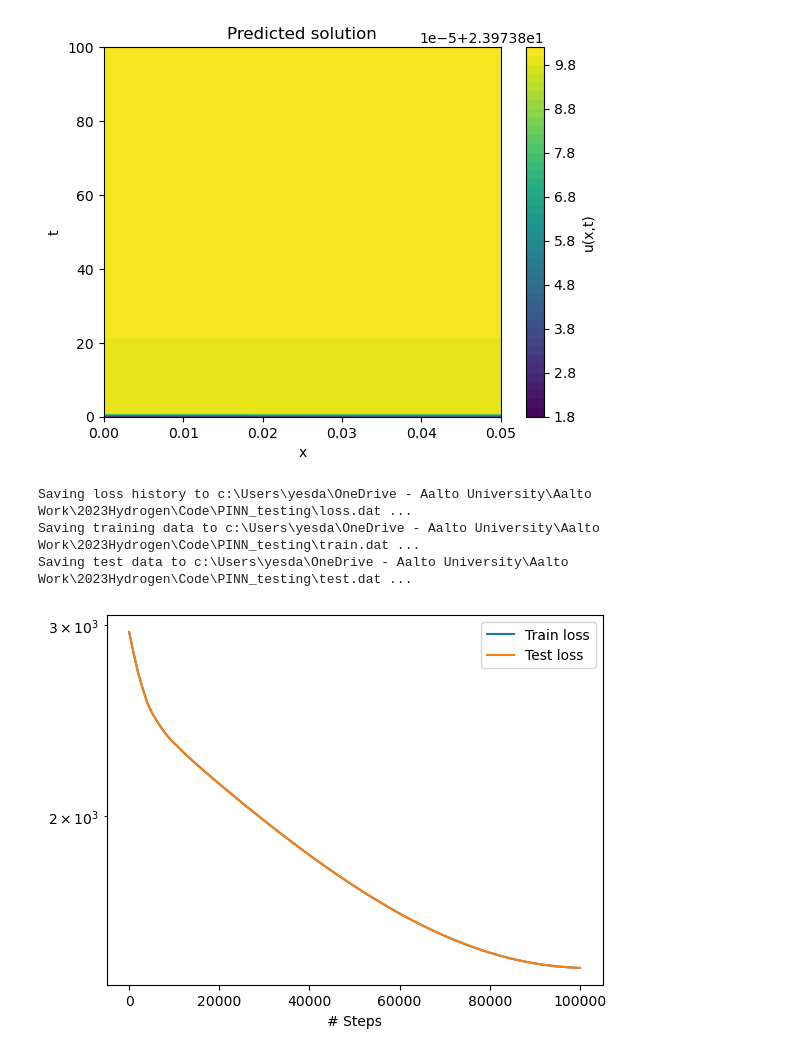
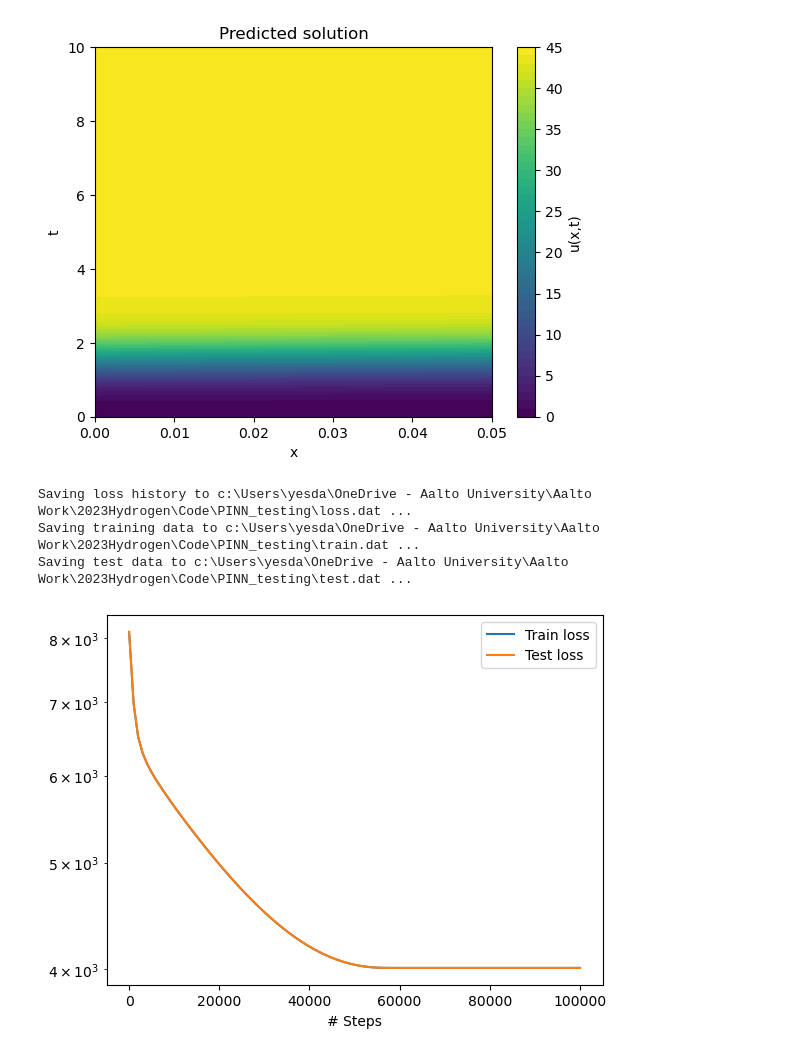
Before and after one commit to Daniel19993099/PINN_testing, a Jupyter notebook: PINN.0.1.7.ipynb, the cells around one changed output. Saved outputs shown, nothing was run; the diff lists cells and outputs as text; code cells hidden in the pictures.

```diff
--- a/PINN.0.1.7.ipynb
+++ b/PINN.0.1.7.ipynb
@@ -18,7 +18,7 @@ tf.compat.v1.keras.backend.set_session(session)
 
 D = 3.8e-11 #m^2/s
 l = 50 #mm
-t = 1e2 #s
+t = 1e8 #s
 geom = dde.geometry.Interval(0, l)
 timedomain = dde.geometry.TimeDomain(0, t)
 geomtime = dde.geometry.GeometryXTime(geom, timedomain)
@@ -29,11 +29,9 @@ def pde(x, y):
     return (dy_t- D*dy_xx)
 
 def fun_bc(x):
-
-    return 100 - 100/l*x[:,0:1]
+    return 100 - 100/l*x[:, 0:1]
 
 def fun_init(x):
-
     return 0*x[:,0:1]
 
 data_points = np.matrix([[0.05, 1e5, 9.86688614e-35],
@@ -47,32 +45,30 @@ data_points = np.matrix([[0.05, 1e5, 9.86688614e-35],
                 [43.2,1541e4, 83.7792282],
                 [36.75,1704e4, 69.8383331]])
 
+T=np.reshape(data_points[:, 1], (-1,1))
+X=np.reshape(data_points[:, 0], (-1,1))
+C=np.reshape(data_points[:, 2:], (-1,1))
 
-tt=np.reshape(data_points[:, 1], (-1,1))
-xx=np.reshape(data_points[:, 0], (-1,1))
-cc=np.reshape(data_points[:, 2:], (-1,1))
+bc = dde.icbc.DirichletBC(geomtime, lambda x: (x[:, 0:1]/ l) * 10, lambda _, on_boundary: on_boundary, component=0)
+#bc_b = dde.icbc.DirichletBC(geomtime, fun_bc, lambda _, on_boundary: on_boundary, component=1)
+ic = dde.icbc.IC(geomtime, fun_init, lambda _, on_initial: on_initial, component=0)
 
-bc_a = dde.icbc.DirichletBC(geomtime, fun_bc, lambda _, on_boundary: on_boundary, component=0)
-bc_b = dde.icbc.DirichletBC(geomtime, fun_bc, lambda _, on_boundary: on_boundary, component=1)
-ic1 = dde.icbc.IC(geomtime, fun_init, lambda _, on_initial: on_initial, component=0)
-ic2 = dde.icbc.IC(geomtime, fun_init, lambda _, on_initial: on_initial, component=1)
 
-observe_x= np.reshape(np.hstack((xx,tt)),(-1,2))
-observe_y = dde.icbc.PointSetBC(observe_x, cc, component=0)
+observe_x= np.reshape(np.hstack((X,T)),(-1,2))
+observe_y = dde.icbc.PointSetBC(observe_x, C, component=0)
 
 
 data = dde.data.TimePDE(
     geomtime,
     pde,
-    [observe_y],
-    num_domain=200,
-    num_boundary=100,
-    num_initial=100,
-    anchors=observe_x,
+    [bc, observe_y,ic],
+    num_domain=2000,
+    num_boundary=1000,
+    num_initial=1000,
     num_test=50000,
 )
 
-layer_size = [2] + [32] * 3 + [1]
+layer_size = [2] + [64] * 5 + [1]
 activation = "tanh"
 initializer = "Glorot uniform"
 net = dde.nn.FNN(layer_size, activation, initializer)
@@ -97,29 +113,29 @@ KeyboardInterrupt:
 # %%
 import matplotlib.pyplot as plt
 import numpy as np
 
 # Create a grid of points to evaluate the solution
 x = np.linspace(0, 0.05, 100)
-t = np.linspace(0, 100,100)
+t = np.linspace(0, 10,100)
 X, T = np.meshgrid(x, t)
 points = np.vstack([X.ravel(), T.ravel()]).T
 
 # Predict the solution at these grid points
 y_pred = model.predict(points).reshape(X.shape)
 
 # Plot the solution
 plt.contourf(X, T, y_pred, levels=50, cmap='viridis')
 plt.colorbar(label='u(x,t)')
 plt.xlabel('x')
 plt.ylabel('t')
 plt.title('Predicted solution')
 plt.show()
 
 # Save the plot and loss history
 dde.saveplot(losshistory, train_state, issave=True, isplot=True)
 # %% [output]
-[figure, old version]
+[figure, new version]
 Saving loss history to c:\Users\yesda\OneDrive - Aalto University\Aalto Work\2023Hydrogen\Code\PINN_testing\loss.dat ...
 Saving training data to c:\Users\yesda\OneDrive - Aalto University\Aalto Work\2023Hydrogen\Code\PINN_testing\train.dat ...
 Saving test data to c:\Users\yesda\OneDrive - Aalto University\Aalto Work\2023Hydrogen\Code\PINN_testing\test.dat ...
-[figure, old version]
+[figure, new version]
```
Also changed, not shown: parts of 3 cells of this notebook, 3 other files.
